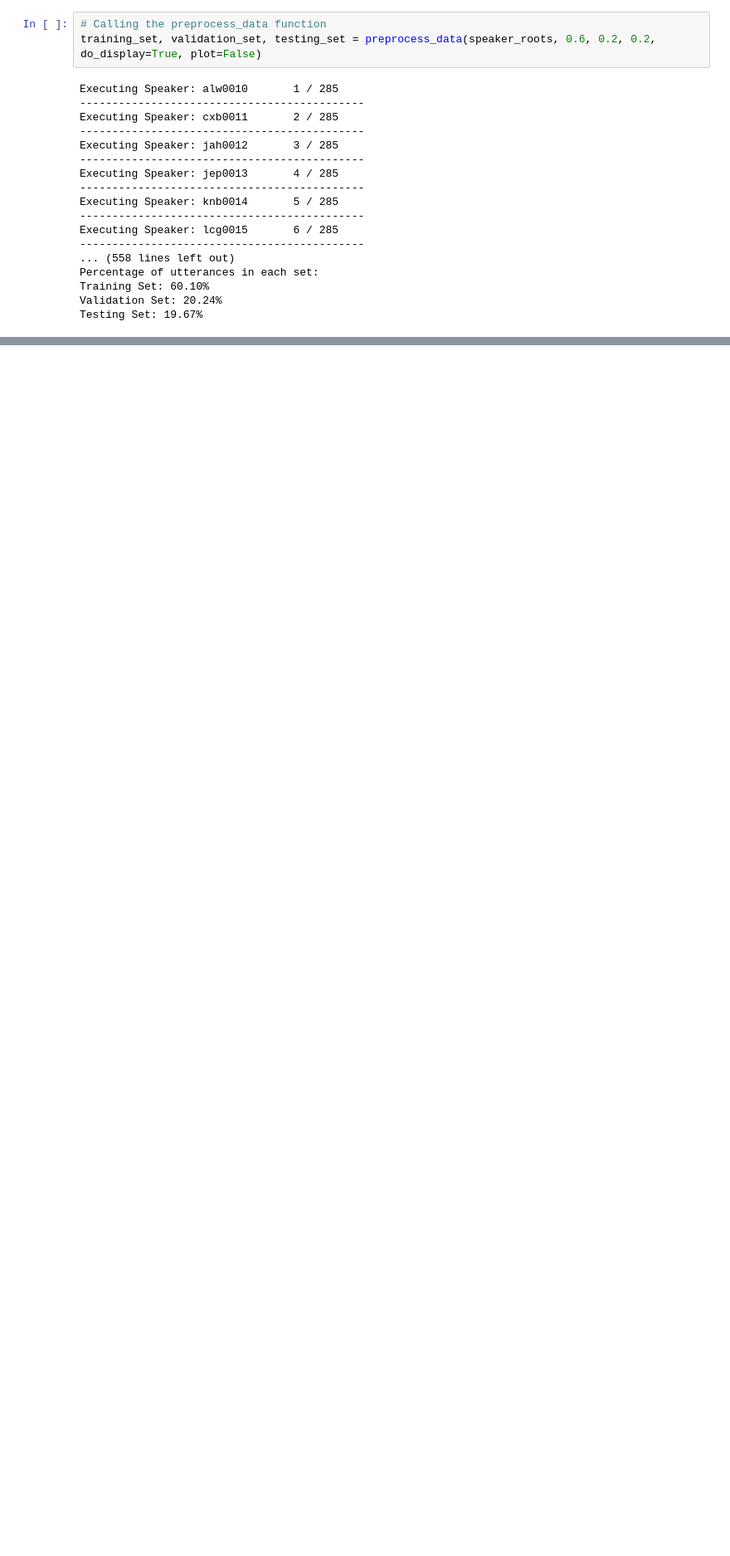
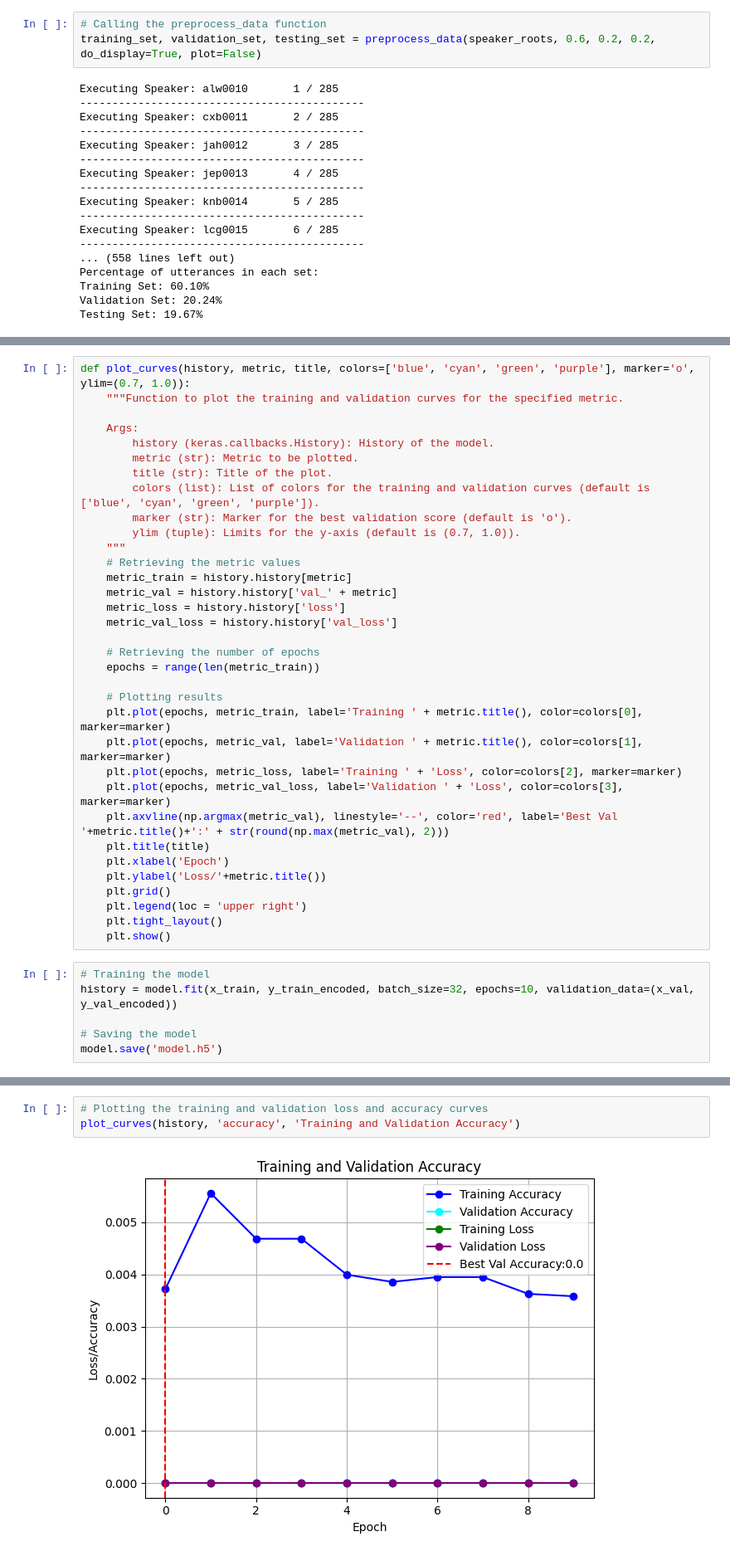
Before and after one commit to mbar0075/Speech-Technology, a Jupyter notebook: Assignment/App.ipynb, the cells around one changed output, grey strips where cells are left out. Shown: that part at 83% size. Cells and saved outputs as stored; diff of their text form; blank space fills up the shorter version.

Commit message:
Added metrics and started modelk testing

```diff
--- a/Assignment/App.ipynb
+++ b/Assignment/App.ipynb
@@ -459,0 +470,40 @@ plt.show()
+# %%
+def plot_curves(history, metric, title, colors=['blue', 'cyan', 'green', 'purple'], marker='o', ylim=(0.7, 1.0)):
+    """Function to plot the training and validation curves for the specified metric.
+
+    Args:
+        history (keras.callbacks.History): History of the model.
+        metric (str): Metric to be plotted.
+        title (str): Title of the plot.
+        colors (list): List of colors for the training and validation curves (default is ['blue', 'cyan', 'green', 'purple']).
+        marker (str): Marker for the best validation score (default is 'o').
+        ylim (tuple): Limits for the y-axis (default is (0.7, 1.0)).
+    """
+    # Retrieving the metric values
+    metric_train = history.history[metric]
+    metric_val = history.history['val_' + metric]
+    metric_loss = history.history['loss']
+    metric_val_loss = history.history['val_loss']
+
+    # Retrieving the number of epochs
+    epochs = range(len(metric_train))
+
+    # Plotting results
+    plt.plot(epochs, metric_train, label='Training ' + metric.title(), color=colors[0], marker=marker)
+    plt.plot(epochs, metric_val, label='Validation ' + metric.title(), color=colors[1], marker=marker)
+    plt.plot(epochs, metric_loss, label='Training ' + 'Loss', color=colors[2], marker=marker)
+    plt.plot(epochs, metric_val_loss, label='Validation ' + 'Loss', color=colors[3], marker=marker)
+    plt.axvline(np.argmax(metric_val), linestyle='--', color='red', label='Best Val '+metric.title()+':' + str(round(np.max(metric_val), 2)))
+    plt.title(title)
+    plt.xlabel('Epoch')
+    plt.ylabel('Loss/'+metric.title())
+    plt.grid()
+    plt.legend(loc = 'upper right')
+    plt.tight_layout()
+    plt.show()
+# %%
+# Training the model
+history = model.fit(x_train, y_train_encoded, batch_size=32, epochs=10, validation_data=(x_val, y_val_encoded))
+
+# Saving the model
+model.save('model.h5')
@@ -459,0 +531,5 @@ plt.show()
+# %%
+# Plotting the training and validation loss and accuracy curves
+plot_curves(history, 'accuracy', 'Training and Validation Accuracy')
+# %% [output]
+[figure, added]
```
Also changed, not shown: parts of 27 cells of this notebook, 2 other files.
